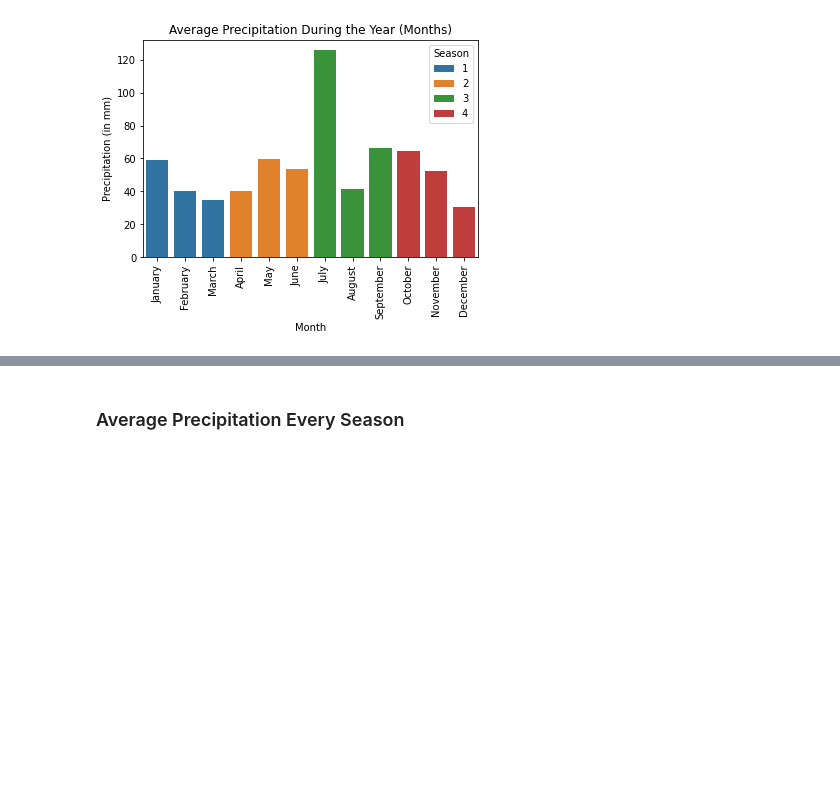
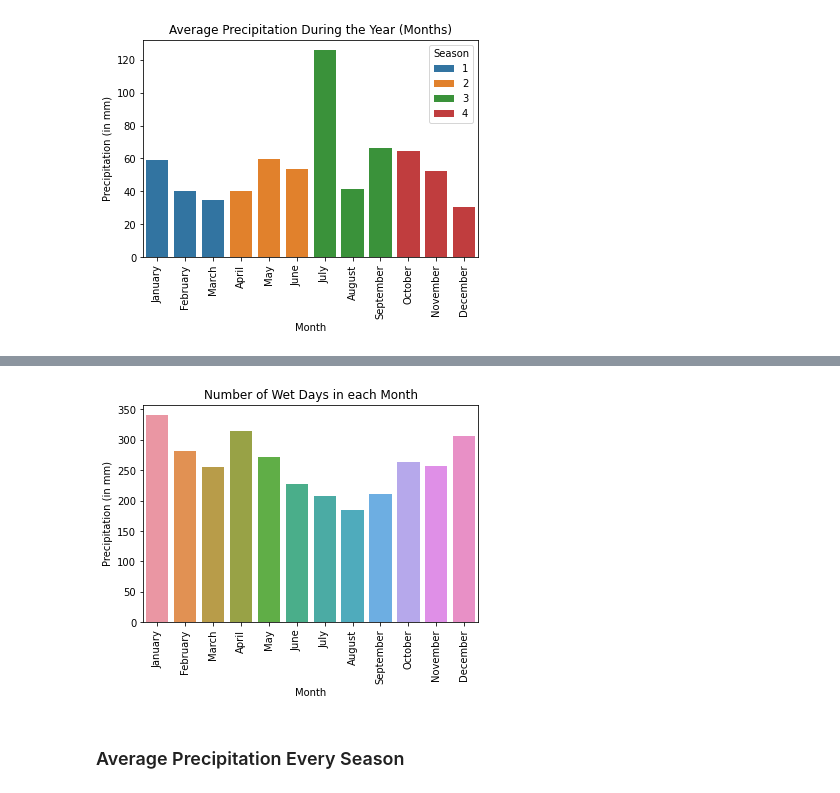
Before and after one commit to sampso29/Toronto-Rain-Prediction-, a Jupyter notebook: Toronto Rain Prediction.ipynb, the cells around one changed output, grey strips where cells are left out. Cells and saved outputs as stored; diff of their text form; code cells hidden in the pictures; blank space fills up the shorter version.

```diff
--- a/Toronto Rain Prediction.ipynb
+++ b/Toronto Rain Prediction.ipynb
@@ -978,0 +980,4 @@ plt.show()
+# %%
+#get every day in the dataset where there is precipiation
+wet_days = date_precip_df.loc[date_precip_df.precipitation > 0]
+wet_days
@@ -978,0 +998,4 @@ plt.show()
+# %%
+#count the cumulative number of wet days in each month
+wet_count = wet_days.groupby(['Month'], as_index=False).count()
+wet_count
@@ -979,3 +1016,12 @@ plt.show()
+# %%
+sns.barplot(x="Month", y="precipitation", data=wet_count, dodge=False)
+plt.xticks(np.arange(0, 12), months, rotation=90)
+plt.xlabel('Month')
+plt.ylabel('Precipitation (in mm)')
+plt.title('Number of Wet Days in each Month')
+plt.show()
+# %% [output]
+[figure, added]
 # %% [markdown]
 ### Average Precipitation Every Season
 # %%
```
Also changed, not shown: parts of 7 cells of this notebook.
